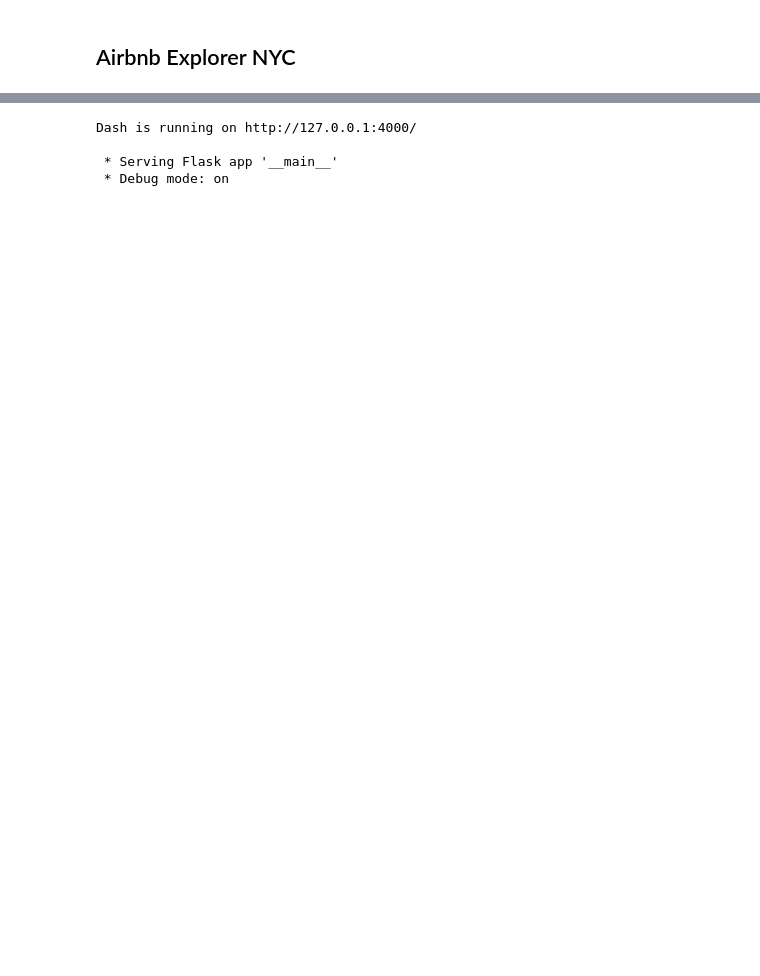
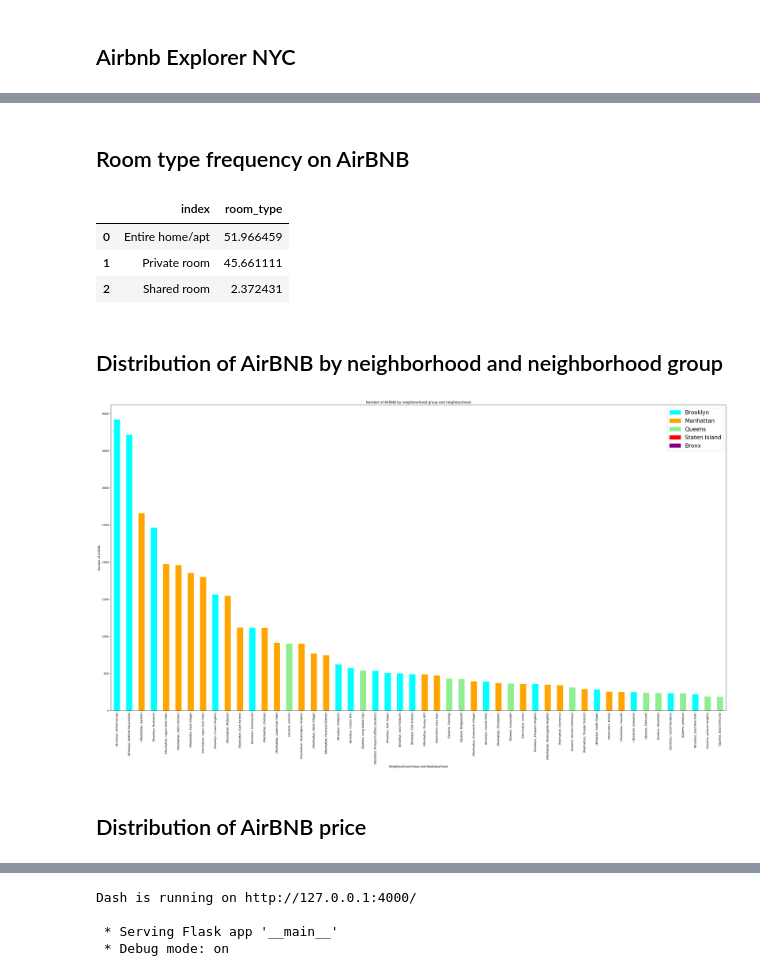
Before and after one commit to ItsAlexousd/umich-airbnb-explorer-nyc, a Jupyter notebook: airbnb-explorer-nyc.ipynb, the cells around one changed output, grey strips where cells are left out. Drawn from its saved outputs; the diff is of its cells as text; code cells hidden in the pictures; blank space fills up the shorter version.

```diff
--- a/airbnb-explorer-nyc.ipynb
+++ b/airbnb-explorer-nyc.ipynb
@@ -16,3 +18,32 @@ df.head()
 | 2 | 3647 | THE VILLAGE OF HARLEM....NEW YORK ! | 4632 | Elisabeth | Manhattan | Harlem | 40.80902 | -73.94190 | ... |
 | 3 | 3831 | Cozy Entire Floor of Brownstone | 4869 | LisaRoxanne | Brooklyn | Clinton Hill | 40.68514 | -73.95976 | ... |
 | 4 | 5022 | Entire Apt: Spacious Studio/Loft ... | 7192 | Laura | Manhattan | East Harlem | 40.79851 | -73.94399 | ... |
+# %% [markdown]
+## Room type frequency on AirBNB
+# %%
+df["room_type"].value_counts(normalize=True).apply(lambda x: x*100).reset_index()
+# %% [output]
+|  | index | room_type |
+| 0 | Entire home/apt | 51.966459 |
+| 1 | Private room | 45.661111 |
+| 2 | Shared room | 2.372431 |
+# %% [markdown]
+## Distribution of AirBNB by neighborhood and neighborhood group
+# %%
+df_neighbourhood = df.groupby(["neighbourhood_group", "neighbourhood"]).size()
+df_neighbourhood = df_neighbourhood.sort_values(ascending=False)
+df_neighbourhood = df_neighbourhood[:50]
+color_mapping = {'Brooklyn': 'cyan', 'Manhattan': 'orange', 'Queens': 'lightgreen', 'Staten Island': 'red', 'Bronx': 'purple'}
+plt.figure(figsize=(40,20))
+df_neighbourhood.plot(kind='bar', color=[color_mapping[i] for i in df_neighbourhood.index.get_level_values(0)])
+plt.title("Number of AirBNB by neighbourhood group and neighbourhood")
+handles = [plt.Rectangle((0,0),1,1, color=color_mapping[label]) for label in color_mapping]
+labels = color_mapping.keys()
+plt.legend(handles, labels, fontsize=20)
+plt.xlabel("Neighbourhood Group and Neighbourhood")
+plt.ylabel("Number of AirBNB")
+plt.show()
+# %% [output]
+[figure, added]
+# %% [markdown]
+## Distribution of AirBNB price
```
Also changed, not shown: parts of 13 cells of this notebook.
